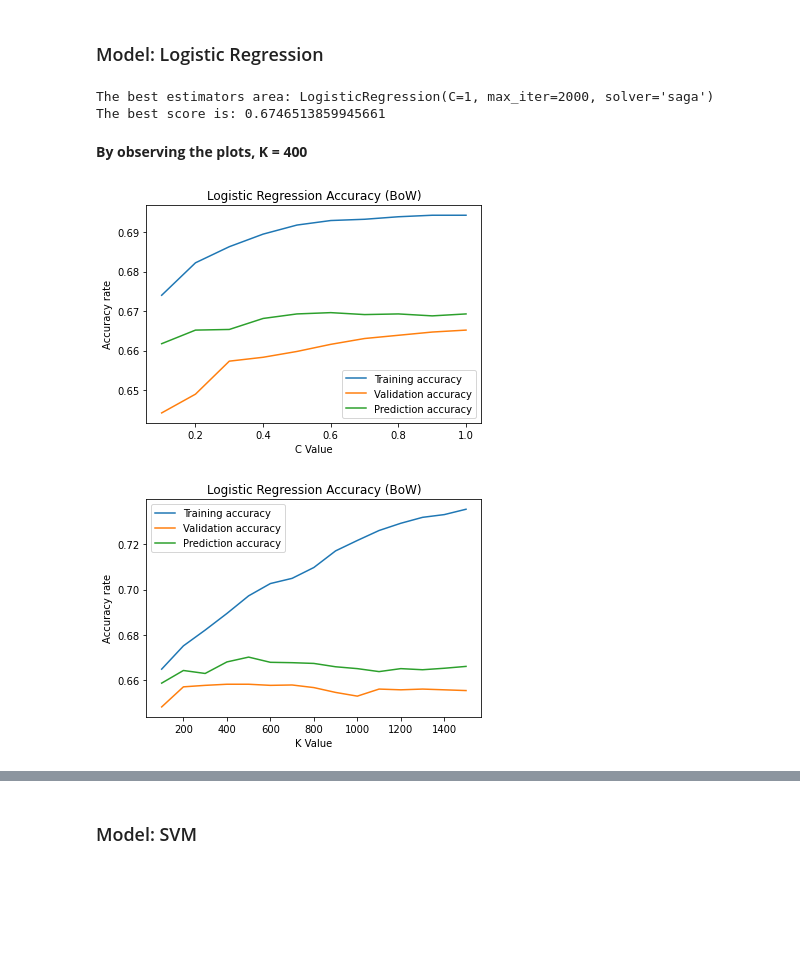
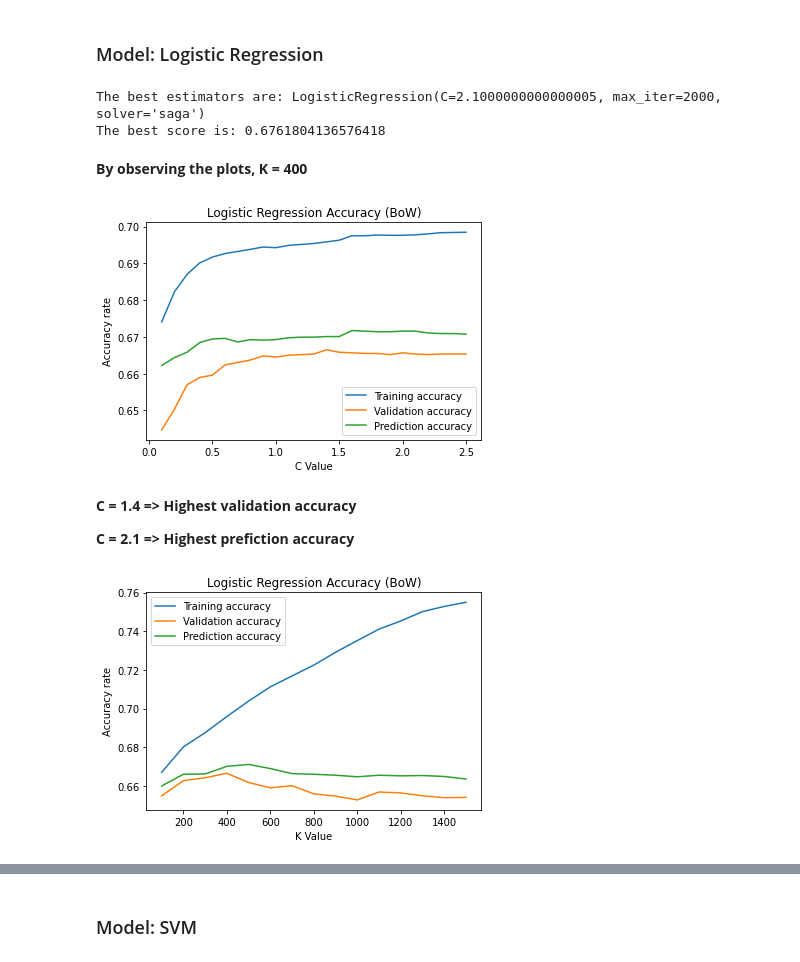
Before and after one commit to RicardoXXXXXX/Tweet-s-sentiment-prediction, a Jupyter notebook: COMP30027-Assignment2 (new).ipynb, the cells around one changed output, grey strips where cells are left out. Saved outputs shown, nothing was run; the diff lists cells and outputs as text; code cells hidden in the pictures; blank space fills up the shorter version.

```diff
--- a/COMP30027-Assignment2 (new).ipynb
+++ b/COMP30027-Assignment2 (new).ipynb
@@ -355,11 +370,11 @@ def gs_LogisticRegression(x_train):
 
 best_estimator_LR, best_score_LR = gs_LogisticRegression(x_train_chi_LR)
 # %%
-print(f"The best estimators area: {best_estimator_LR}")
+print(f"The best estimators are: {best_estimator_LR}")
 print(f"The best score is: {best_score_LR}")
 # %% [output]
-The best estimators area: LogisticRegression(C=1, max_iter=2000, solver='saga')
-The best score is: 0.6746513859945661
+The best estimators are: LogisticRegression(C=2.1000000000000005, max_iter=2000, solver='saga')
+The best score is: 0.6761804136576418
 # %%
 #C, solver, multi_class, penalty, max_iter
 def logistic_regression(k_value, c_value):
@@ -386,23 +401,23 @@ validation_accuracy_list_LR = []
 prediction_accuracy_list_LR = []
 
 
-for i in range(1,11,1):
+for i in range(1,26,1):
     ta, va, pa = logistic_regression(400, i/10)
     training_accuracy_list_LR.append(ta)
     validation_accuracy_list_LR.append(va)
     prediction_accuracy_list_LR.append(pa)
 
-x = np.arange(0.1,1.1,0.1)
+x = np.arange(0.1,2.6,0.1)
 y1 = np.array(training_accuracy_list_LR)
 y2 = np.array(validation_accuracy_list_LR)
 y3 = np.array(prediction_accuracy_list_LR)
+
 # PLot
 plt.plot(x, y1)
 plt.plot(x, y2)
 plt.plot(x, y3)
 # Add Title
 plt.title("Logistic Regression Accuracy (BoW)")
-
 # Add Axes Labels and legend
 plt.xlabel("C Value")
 plt.ylabel("Accuracy rate")
@@ -410,37 +425,41 @@ plt.legend(['Training accuracy','Validation accuracy', 'Prediction accuracy'])
 # Display
 plt.show()
 # %% [output]
-[figure, old version]
+[figure, new version]
+# %% [markdown]
+**C = 1.4 => Highest validation accuracy**
+
+**C = 2.1 => Highest prefiction accuracy**
 # %%
-#Accuracy when c = 0.4
+#Accuracy when c = 1.4
 training_accuracy_list_LR = []
 validation_accuracy_list_LR = []
 prediction_accuracy_list_LR = []
 
 
 for i in range(100,1600,100):
-    ta, va, pa = logistic_regression(i,0.4)
+    ta, va, pa = logistic_regression(i,1.4)
     training_accuracy_list_LR.append(ta)
     validation_accuracy_list_LR.append(va)
     prediction_accuracy_list_LR.append(pa)
 
 x = np.arange(100,1600,100)
 y1 = np.array(training_accuracy_list_LR)
 y2 = np.array(validation_accuracy_list_LR)
 y3 = np.array(prediction_accuracy_list_LR)
 # PLot
 plt.plot(x, y1)
 plt.plot(x, y2)
 plt.plot(x, y3)
 # Add Title
 plt.title("Logistic Regression Accuracy (BoW)")
 
 # Add Axes Labels and legend
 plt.xlabel("K Value")
 plt.ylabel("Accuracy rate")
 plt.legend(['Training accuracy','Validation accuracy', 'Prediction accuracy'])
 # Display
 plt.show()
 # %% [output]
-[figure, old version]
+[figure, new version]
 # %%
```
Also changed, not shown: parts of 27 cells of this notebook.
